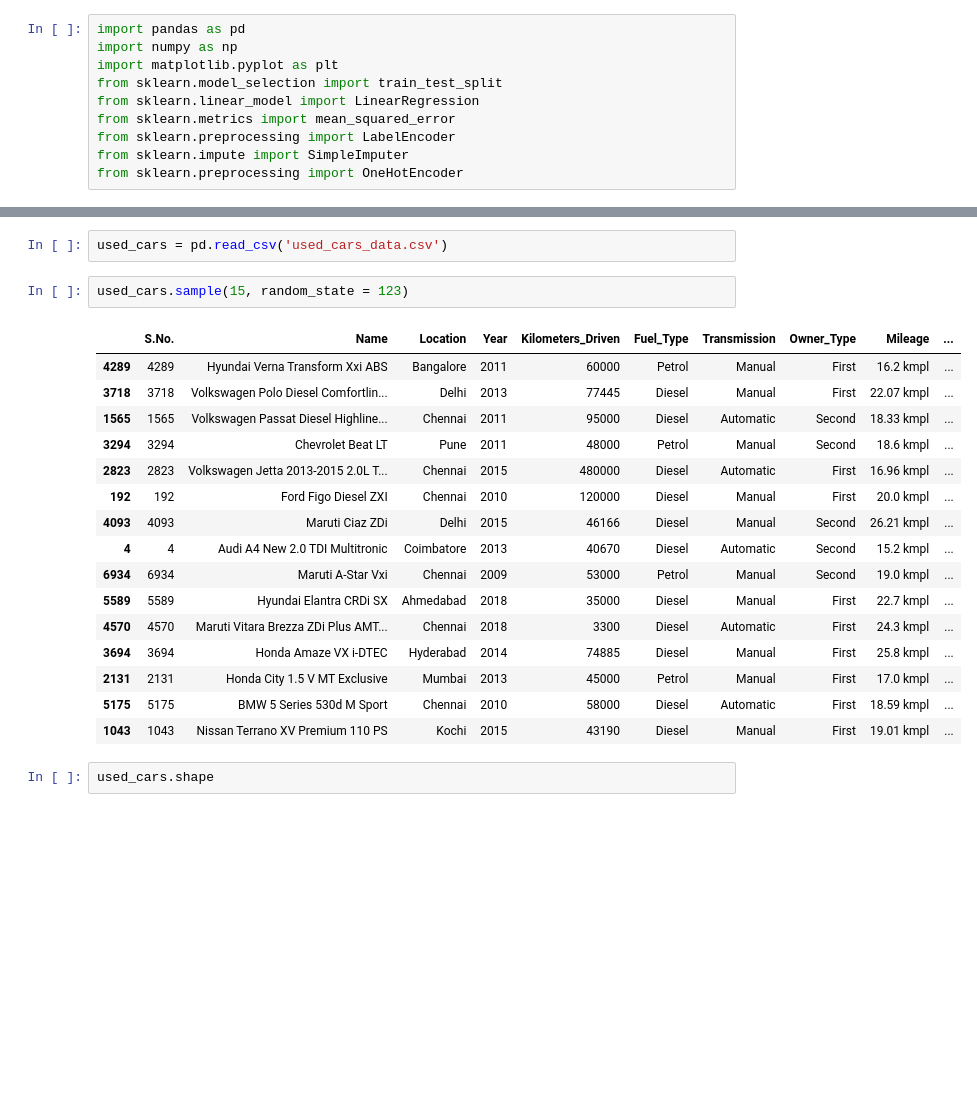
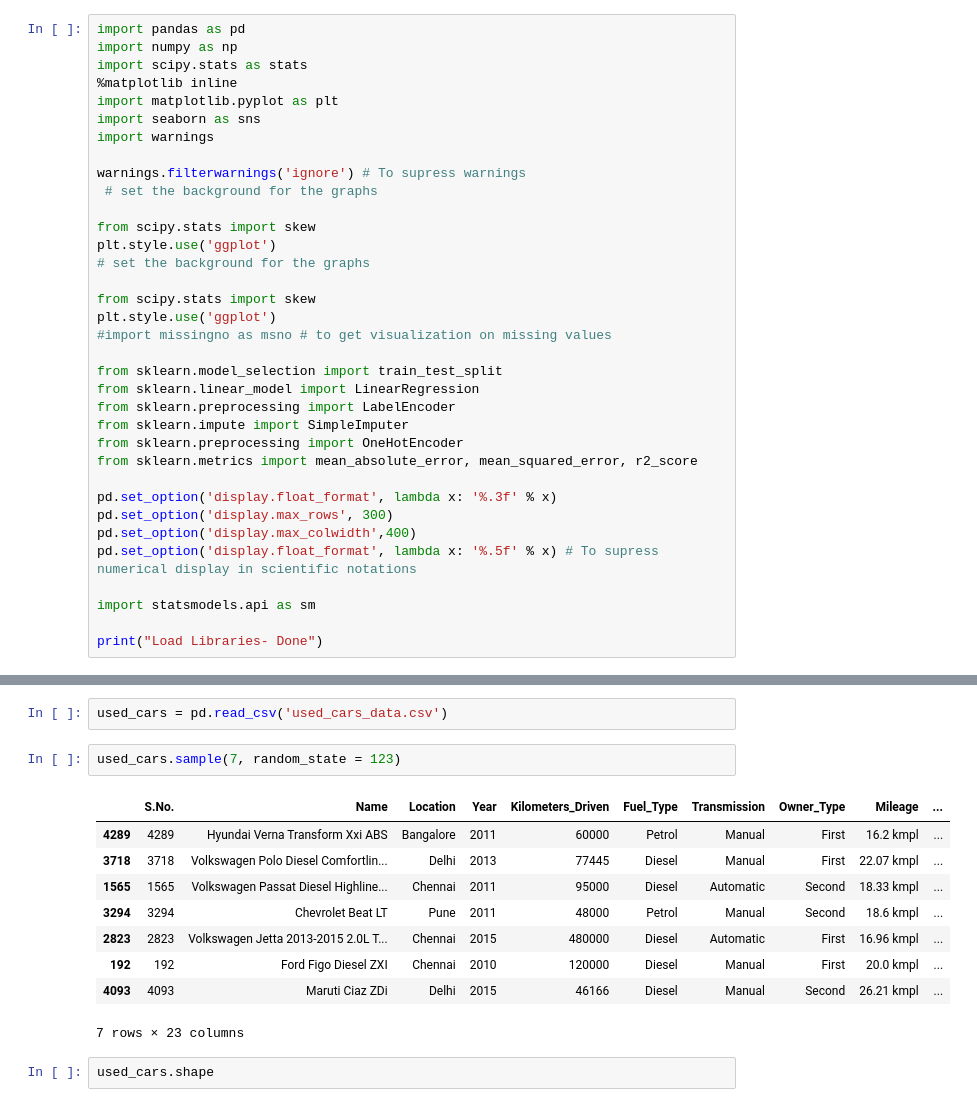
Before and after one commit to RasimBa/Used_Cars_Kaggle, a Jupyter notebook: Used_Cars_Kaggle.ipynb, the cells around one changed output, grey strips where cells are left out. Saved outputs shown, nothing was run; the diff lists cells and outputs as text; blank space fills up the shorter version.

```diff
--- a/Used_Cars_Kaggle.ipynb
+++ b/Used_Cars_Kaggle.ipynb
@@ -5,10 +5,35 @@
 # %%
 import pandas as pd
 import numpy as np
+import scipy.stats as stats
+%matplotlib inline
 import matplotlib.pyplot as plt
+import seaborn as sns
+import warnings
+
+warnings.filterwarnings('ignore') # To supress warnings
+ # set the background for the graphs
+
+from scipy.stats import skew
+plt.style.use('ggplot')
+# set the background for the graphs
+
+from scipy.stats import skew
+plt.style.use('ggplot')
+#import missingno as msno # to get visualization on missing values
+
 from sklearn.model_selection import train_test_split
 from sklearn.linear_model import LinearRegression
-from sklearn.metrics import mean_squared_error
 from sklearn.preprocessing import LabelEncoder
 from sklearn.impute import SimpleImputer
 from sklearn.preprocessing import OneHotEncoder
+from sklearn.metrics import mean_absolute_error, mean_squared_error, r2_score
+
+pd.set_option('display.float_format', lambda x: '%.3f' % x)
+pd.set_option('display.max_rows', 300)
+pd.set_option('display.max_colwidth',400)
+pd.set_option('display.float_format', lambda x: '%.5f' % x) # To supress numerical display in scientific notations
+
+import statsmodels.api as sm
+
+print("Load Libraries- Done")
@@ -49,24 +76,17 @@ def convert_to_kilometer_per_litr(row):
 # %%
 used_cars = pd.read_csv('used_cars_data.csv')
 # %%
-used_cars.sample(15, random_state = 123)
+used_cars.sample(7, random_state = 123)
 # %% [output]
 |  | S.No. | Name | Location | Year | Kilometers_Driven | Fuel_Type | Transmission | Owner_Type | Mileage | ... |
 | 4289 | 4289 | Hyundai Verna Transform Xxi ABS | Bangalore | 2011 | 60000 | Petrol | Manual | First | 16.2 kmpl | ... |
 | 3718 | 3718 | Volkswagen Polo Diesel Comfortlin... | Delhi | 2013 | 77445 | Diesel | Manual | First | 22.07 kmpl | ... |
 | 1565 | 1565 | Volkswagen Passat Diesel Highline... | Chennai | 2011 | 95000 | Diesel | Automatic | Second | 18.33 kmpl | ... |
 | 3294 | 3294 | Chevrolet Beat LT | Pune | 2011 | 48000 | Petrol | Manual | Second | 18.6 kmpl | ... |
 | 2823 | 2823 | Volkswagen Jetta 2013-2015 2.0L T... | Chennai | 2015 | 480000 | Diesel | Automatic | First | 16.96 kmpl | ... |
 | 192 | 192 | Ford Figo Diesel ZXI | Chennai | 2010 | 120000 | Diesel | Manual | First | 20.0 kmpl | ... |
 | 4093 | 4093 | Maruti Ciaz ZDi | Delhi | 2015 | 46166 | Diesel | Manual | Second | 26.21 kmpl | ... |
-| 4 | 4 | Audi A4 New 2.0 TDI Multitronic | Coimbatore | 2013 | 40670 | Diesel | Automatic | Second | 15.2 kmpl | ... |
-| 6934 | 6934 | Maruti A-Star Vxi | Chennai | 2009 | 53000 | Petrol | Manual | Second | 19.0 kmpl | ... |
-| 5589 | 5589 | Hyundai Elantra CRDi SX | Ahmedabad | 2018 | 35000 | Diesel | Manual | First | 22.7 kmpl | ... |
-| 4570 | 4570 | Maruti Vitara Brezza ZDi Plus AMT... | Chennai | 2018 | 3300 | Diesel | Automatic | First | 24.3 kmpl | ... |
-| 3694 | 3694 | Honda Amaze VX i-DTEC | Hyderabad | 2014 | 74885 | Diesel | Manual | First | 25.8 kmpl | ... |
-| 2131 | 2131 | Honda City 1.5 V MT Exclusive | Mumbai | 2013 | 45000 | Petrol | Manual | First | 17.0 kmpl | ... |
-| 5175 | 5175 | BMW 5 Series 530d M Sport | Chennai | 2010 | 58000 | Diesel | Automatic | First | 18.59 kmpl | ... |
-| 1043 | 1043 | Nissan Terrano XV Premium 110 PS | Kochi | 2015 | 43190 | Diesel | Manual | First | 19.01 kmpl | ... |
+7 rows × 23 columns
 # %%
 used_cars.shape
 # %% [output]
```
Also changed, not shown: parts of 8 cells of this notebook.
